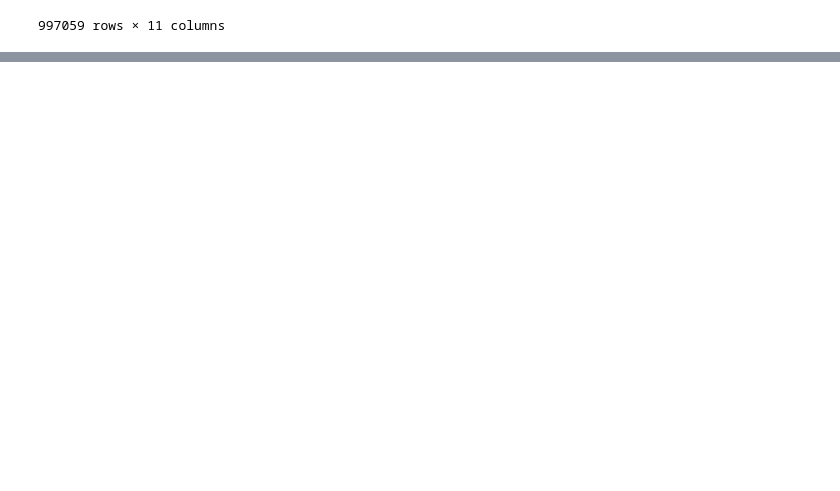
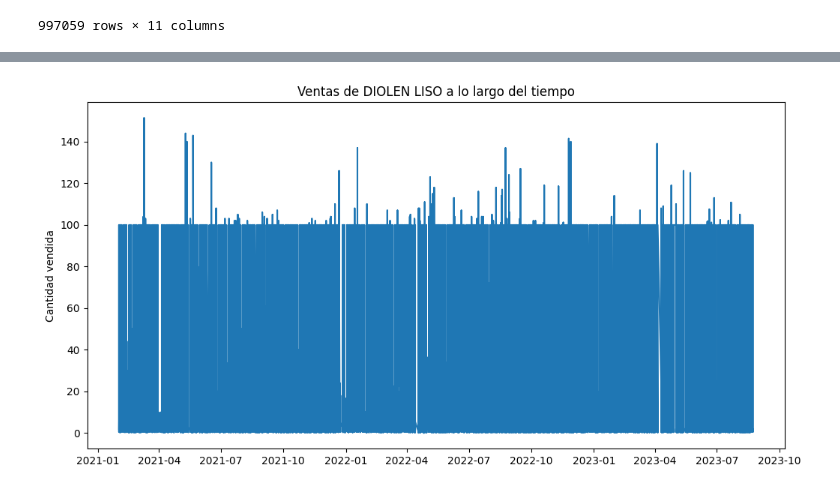
Before and after one commit to nicolasvargaszz/stock-MachineLearning, a Jupyter notebook: datoslimpios.ipynb, the cells around one changed output, grey strips where cells are left out. Saved outputs shown, nothing was run; the diff lists cells and outputs as text; code cells hidden in the pictures; blank space fills up the shorter version.

```diff
--- a/datoslimpios.ipynb
+++ b/datoslimpios.ipynb
@@ -413,0 +301,3 @@ for pred in nuevas_ventas:
+# %%
+columnas_seleccionadas = ['descrip', 'fecha', 'cantidad']
+df = datos_limpios.loc[:, columnas_seleccionadas]
@@ -413,0 +320,26 @@ for pred in nuevas_ventas:
+# %%
+df.sort_values(by='fecha',inplace=True)
+
+df = df[df['descrip'] == 'DIOLEN LISO']
+# %%
+import matplotlib.pyplot as plt
+import numpy as np
+
+# Suponiendo que tu DataFrame se llama df y la columna de fecha es 'Fecha'
+# y la columna de producto es 'descrip'
+
+# Obtén la lista única de productos
+productos_unicos = np.unique(df['descrip'])
+
+# Crea gráficas para cada producto
+for producto in productos_unicos:
+    df_producto = df[df['descrip'] == producto]
+
+    plt.figure(figsize=(12, 6))
+    plt.plot(df_producto['fecha'], df_producto['cantidad'])
+    plt.title(f'Ventas de {producto} a lo largo del tiempo')
+    plt.xlabel('')
+    plt.ylabel('Cantidad vendida')
+    plt.show()
+# %% [output]
+[figure, added]
```
Also changed, not shown: parts of 13 cells of this notebook.
